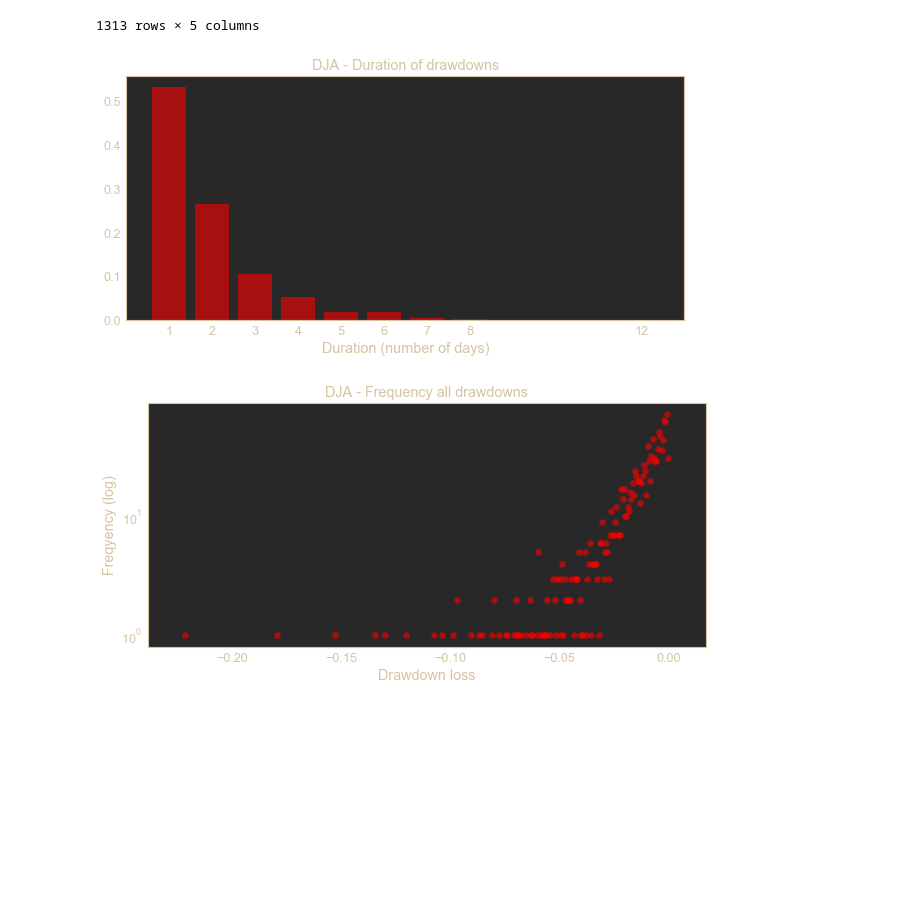
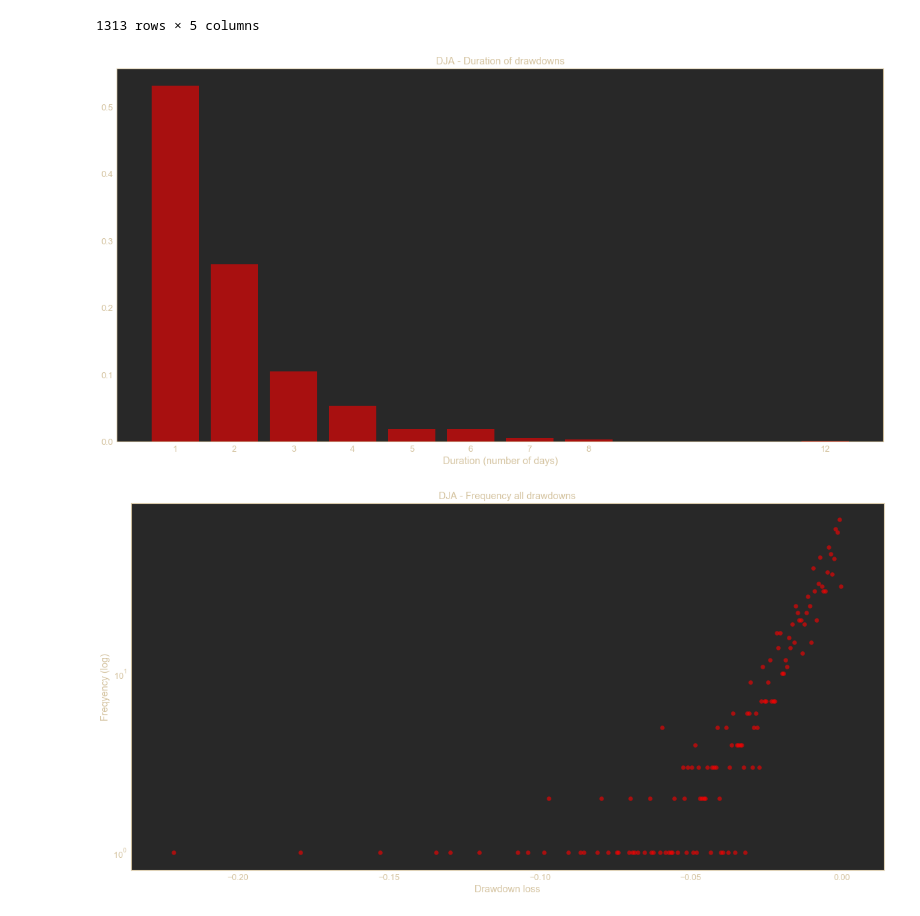
Before and after one commit to mayabenowitz/hedgepy, a Jupyter notebook: notebooks/1.1-dcor-centrality-svm.ipynb, the cells around one changed output. Saved outputs shown, nothing was run; the diff lists cells and outputs as text; code cells hidden in the pictures; blank space fills up the shorter version.

```diff
--- a/notebooks/1.1-dcor-centrality-svm.ipynb
+++ b/notebooks/1.1-dcor-centrality-svm.ipynb
@@ -317,32 +326,32 @@ df_d
 # %%
 from collections import defaultdict
 from pylab import rcParams
-rcParams['figure.figsize'] = 10, 4.5
+rcParams['figure.figsize'] = 20, 10
 
 l_dict_dd = []
 
 max_dd = max(abs(df_d['drawdown']))
 m = round(max_dd+0.01,2)
 bins = np.linspace(-m, m, 800)
 d = {}
 for i in range(1, len(bins)+1):
     d[i] = bins[i-1]
 disc = np.digitize(x=df_d['drawdown'], bins=bins)
 d1 = defaultdict(int)
 for i in disc:
     d1[d[i]] += 1
 l_dict_dd.append(d1)
 plt.bar(x=df_d['duration'].value_counts().index, height=df_d['duration'].\
     value_counts()/df_d['duration'].shape[0], color='red', alpha=0.6)
 plt.xticks(df_d['duration'].value_counts().index)
 plt.title('DJA - Duration of drawdowns')
 plt.xlabel('Duration (number of days)')
 plt.grid()
 plt.show()
 # %% [output]
-[figure, old version]
+[figure, new version]
 # %%
-rcParams['figure.figsize'] = 10, 4.5
+rcParams['figure.figsize'] = 20, 10
 for d1 in l_dict_dd:
     df_d_bins = pd.DataFrame(list(d1.items()))
     df_d_bins.columns = ['drawdown', 'n']
@@ -359,5 +368,5 @@ for d1 in l_dict_dd:
     plt.grid()
     plt.show()
 # %% [output]
-[figure, old version]
+[figure, new version]
 # %%
```
Also changed, not shown: parts of 26 cells of this notebook, 1 other file.
